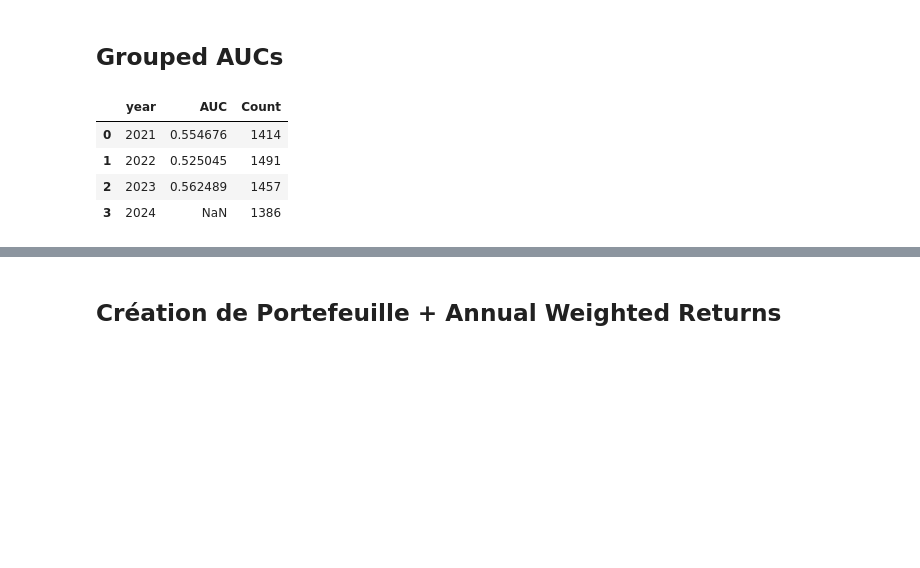
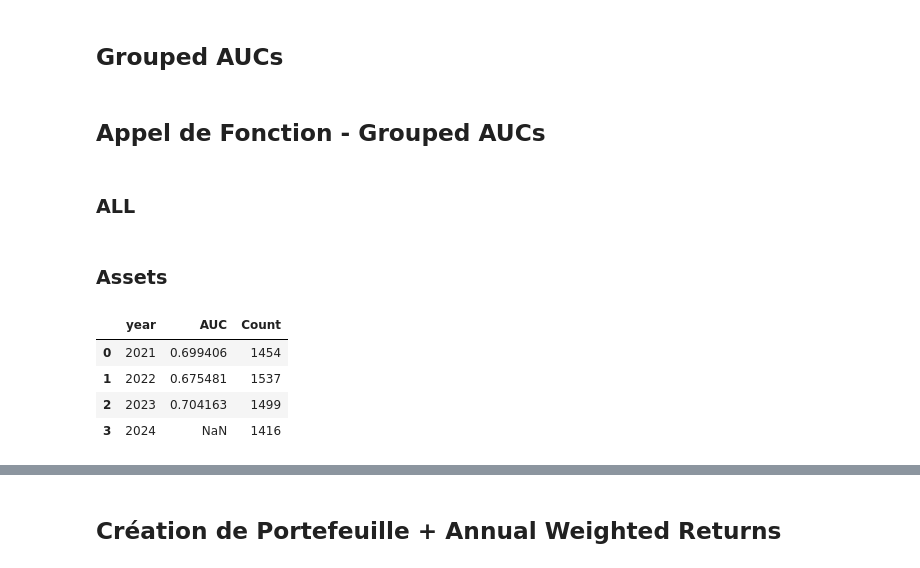
Before and after one commit to DominicPrenovost/AutoML-Practice, a Jupyter notebook: Target Cash From Operations.ipynb, the cells around one changed output, grey strips where cells are left out. Cells and saved outputs as stored; diff of their text form; code cells hidden in the pictures; blank space fills up the shorter version.

```diff
--- a/Target Cash From Operations.ipynb
+++ b/Target Cash From Operations.ipynb
@@ -167,0 +264,12 @@ print(df_10Y.shape)
+# %%
+# Date la plus récente du DataFrame
+max_date = DF_Assets['date'].max()
+
+# Date de coupure (5 ans avant)
+cutoff_date = max_date - pd.DateOffset(years=10)
+
+# Filtrer pour ne garder que les 5 dernières années
+DF_10Y_Assets = DF_Assets[DF_Assets['date'] >= cutoff_date].copy()
+
+print(DF_10Y_Assets['date'].min(), DF_10Y_Assets['date'].max())
+print(DF_10Y_Assets.shape)
@@ -168,11 +313,12 @@ print(df_10Y.shape)
 # %% [markdown]
 ## Rolling Window + AutoML
 # %%
-def pipeline_rolling_windows(data, date_col, target_col, train_years, val_years, test_years, buffer_months=0):
+def pipeline_rolling_windows(data, date_col, target_col, train_years, val_years, test_years, label, buffer_months=0):
     """
     Pipeline direct pour la rolling window avec AutoML et cross-validation personnalisée.
     Ajoute les périodes dans le DataFrame final pour validation.
     """
+
     # Conversion de la colonne date
     data[date_col] = pd.to_datetime(data[date_col])
     start_date = data[date_col].min()
@@ -202,7 +348,7 @@ def pipeline_rolling_windows(data, date_col, target_col, train_years, val_years,
 
         # Configurer et entraîner AutoML
         print(f"Fenêtre {start_date.year}-{test_end.year} : entraînement de AutoML...")
-        automl = AutoML(results_path=f"AutoML_{start_date.year}-{test_end.year}_CashFromOps", mode="Perform", algorithms=["Xgboost"], eval_metric="auc")
+        automl = AutoML(results_path=f"AutoML_{start_date.year}-{test_end.year}_{label}_CFO", mode="Perform", algorithms=["Xgboost"], eval_metric="auc")
         custom_cv = [(train_data.index, val_data.index)]
         automl.fit(
             train_data.drop(columns=[target_col, date_col, 'cid']),
@@ -242,12 +405,15 @@ def pipeline_rolling_windows(data, date_col, target_col, train_years, val_years,
 # %%
-predictions_df = pipeline_rolling_windows(
-    data=df_10Y,
+predictions_df_assets = pipeline_rolling_windows(
+    data=DF_10Y_Assets,
     date_col="date",
     target_col="binary_target_cash_operations",
     train_years=5,
     val_years=1,
     test_years=1,
+    label="assets",
     buffer_months=1
 )
+
+predictions_df_assets.to_csv("df10Y_CashFromOps_Pred_assets.csv", index=False)
 # %% [output]
 Fenêtre 2014-2022 : entraînement de AutoML...
@@ -357,3 +585,7 @@ def compute_auc_by_groups(
         final_df.to_csv(out_csv, index=False)
 
     return final_df
+# %% [markdown]
+## Appel de Fonction - Grouped AUCs
+# %% [markdown]
+### ALL
@@ -360,13 +599,15 @@ def compute_auc_by_groups(
+# %% [markdown]
+### Assets
 # %%
 compute_auc_by_groups(
-    predictions_df=predictions_df,
+    predictions_df=predictions_df_assets,
     df_canada=df_canada,
     group_cols=["year"],
-    out_csv="DF10Y_CashFromOps_AUC_Year.csv"
+    out_csv="DF10Y_CashFromOps_AUC_Year_assets.csv"
 )
 # %% [output]
 |  | year | AUC | Count |
-| 0 | 2021 | 0.554676 | 1414 |
-| 1 | 2022 | 0.525045 | 1491 |
-| 2 | 2023 | 0.562489 | 1457 |
-| 3 | 2024 | NaN | 1386 |
+| 0 | 2021 | 0.699406 | 1454 |
+| 1 | 2022 | 0.675481 | 1537 |
+| 2 | 2023 | 0.704163 | 1499 |
+| 3 | 2024 | NaN | 1416 |
```
Also changed, not shown: parts of 48 cells of this notebook, 1 other file.
